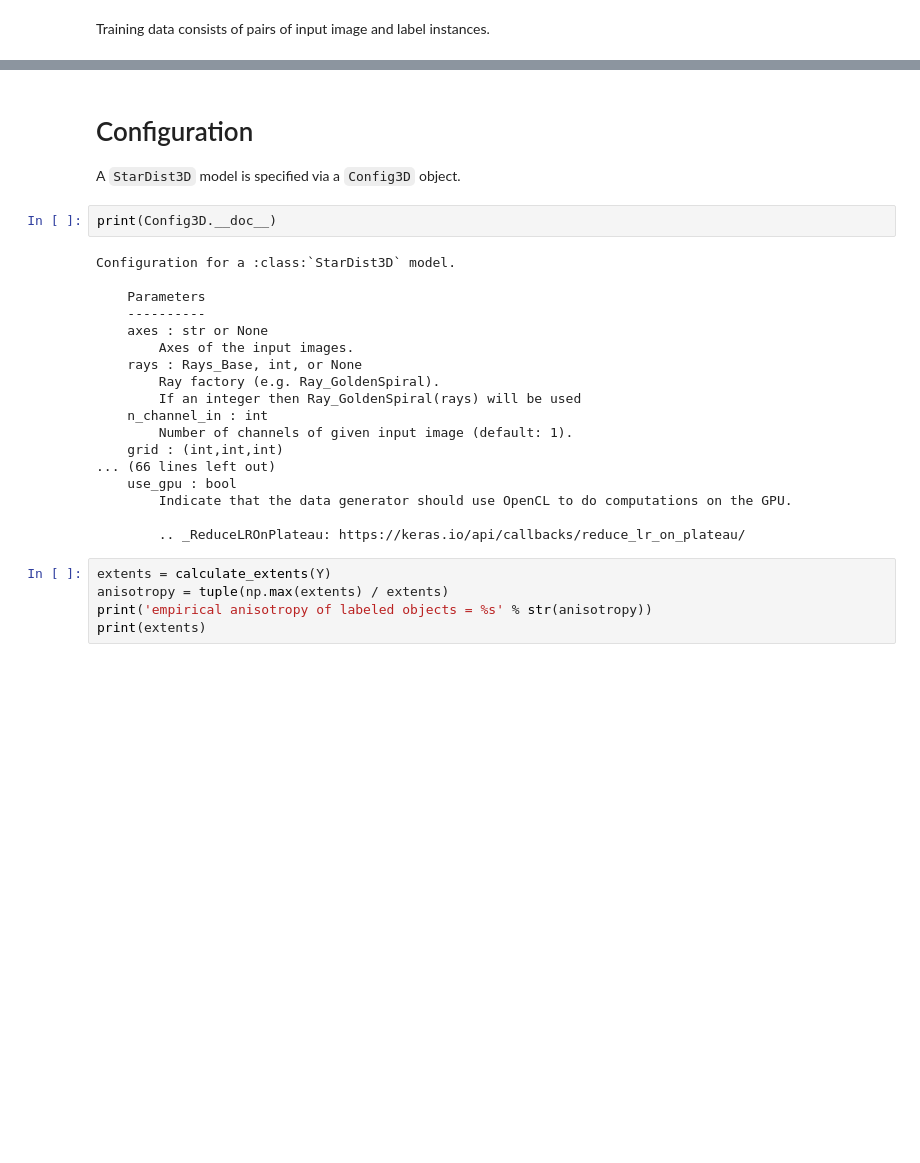
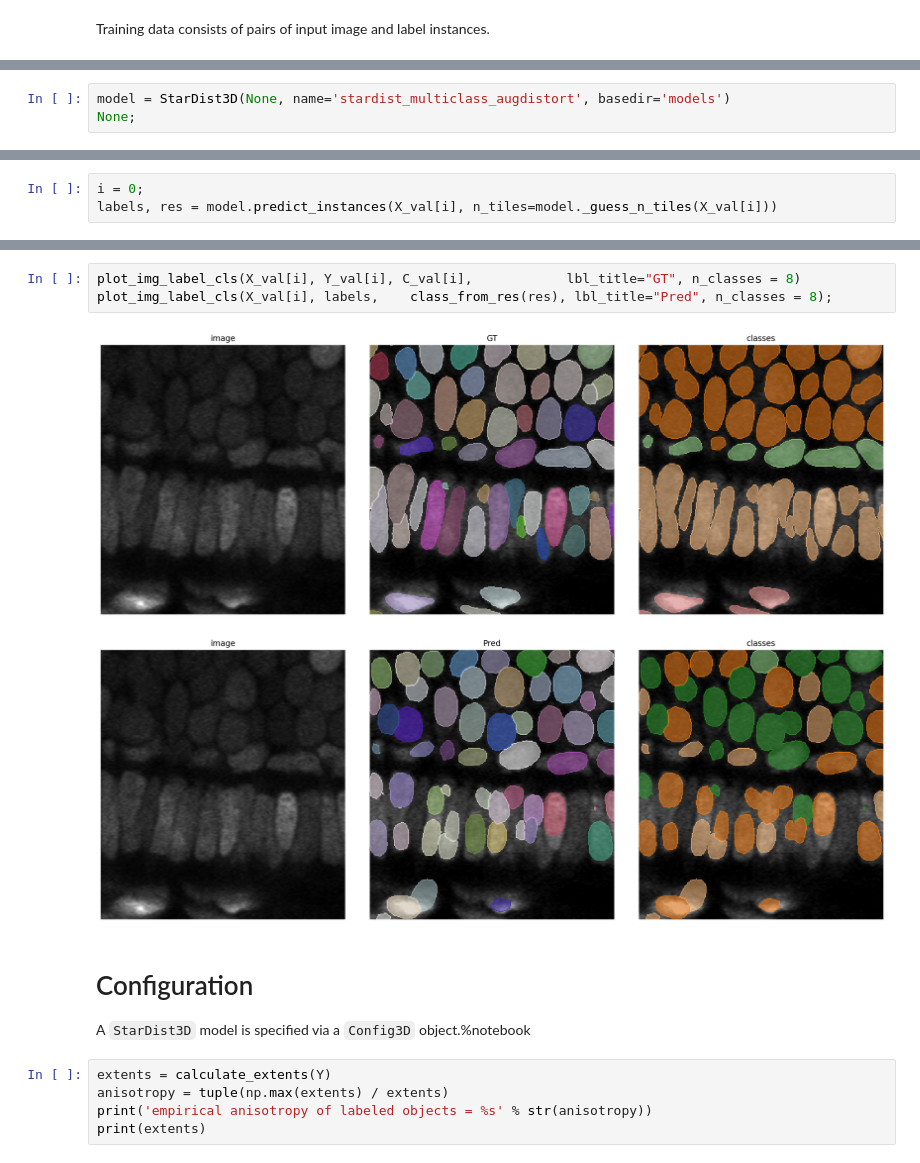
Before and after one commit to manerotoni/emblDL2022, a Jupyter notebook: 3DStarDist_Multiclass_predict.ipynb, the cells around one changed output, grey strips where cells are left out. Drawn from its saved outputs; the diff is of its cells as text; blank space fills up the shorter version.

Commit message:
Display of class predictions

```diff
--- a/3DStarDist_Multiclass_predict.ipynb
+++ b/3DStarDist_Multiclass_predict.ipynb
@@ -164,0 +207,3 @@ None;
+# %%
+model = StarDist3D(None, name='stardist_multiclass_augdistort', basedir='models')
+None;
@@ -164,0 +236,3 @@ None;
+# %%
+i = 0;
+labels, res = model.predict_instances(X_val[i], n_tiles=model._guess_n_tiles(X_val[i]))
@@ -165,27 +249,13 @@ None;
+# %%
+plot_img_label_cls(X_val[i], Y_val[i], C_val[i],            lbl_title="GT", n_classes = 8)
+plot_img_label_cls(X_val[i], labels,    class_from_res(res), lbl_title="Pred", n_classes = 8);
+# %% [output]
+[figure, added]
+[figure, added]
 # %% [markdown]
 # Configuration
 
-A `StarDist3D` model is specified via a `Config3D` object.
+A `StarDist3D` model is specified via a `Config3D` object.%notebook
-# %%
-print(Config3D.__doc__)
-# %% [output]
-Configuration for a :class:`StarDist3D` model.
-
-    Parameters
-    ----------
-    axes : str or None
-        Axes of the input images.
-    rays : Rays_Base, int, or None
-        Ray factory (e.g. Ray_GoldenSpiral).
-        If an integer then Ray_GoldenSpiral(rays) will be used
-    n_channel_in : int
-        Number of channels of given input image (default: 1).
-    grid : (int,int,int)
-... (66 lines left out)
-    use_gpu : bool
-        Indicate that the data generator should use OpenCL to do computations on the GPU.
-
-        .. _ReduceLROnPlateau: https://keras.io/api/callbacks/reduce_lr_on_plateau/
 # %%
 extents = calculate_extents(Y)
 anisotropy = tuple(np.max(extents) / extents)
```
Also changed, not shown: parts of 7 cells of this notebook, 1 other file.
